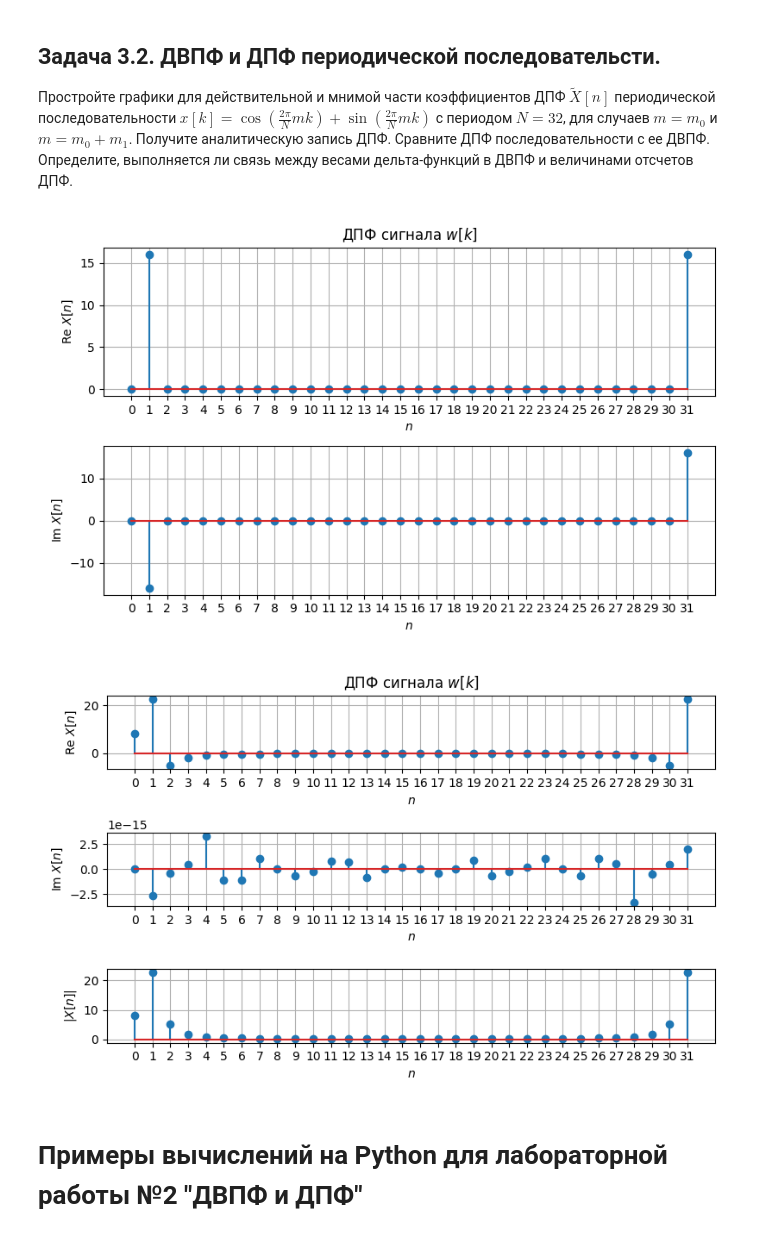
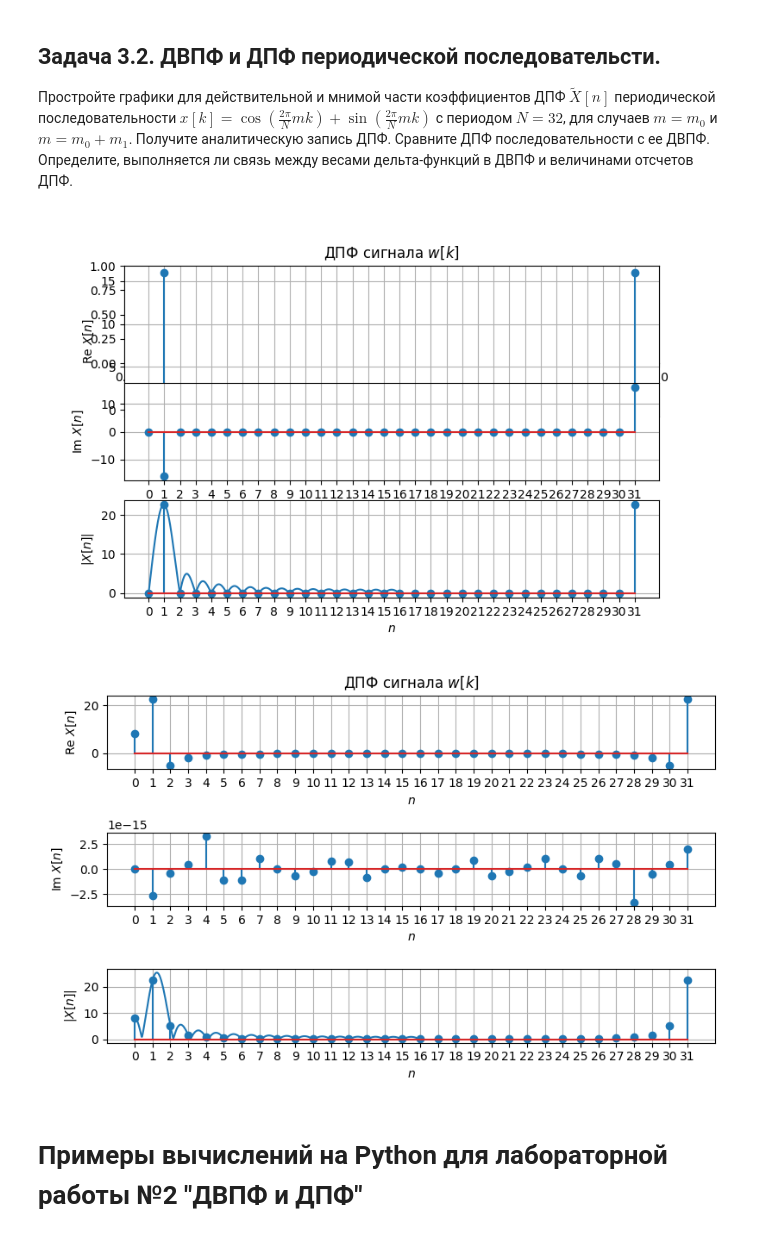
Before and after one commit to nik0zer/radio_phys, a Jupyter notebook: laba_2/Lab2_task.ipynb, the cells around one changed output. Cells and saved outputs as stored; diff of their text form; code cells hidden in the pictures.

```diff
--- a/laba_2/Lab2_task.ipynb
+++ b/laba_2/Lab2_task.ipynb
@@ -457,38 +457,52 @@ plt.tight_layout()
 # %%
 N = 32
 m = m0
 x = []
 for k in range(N):
     x.append(np.cos(2 * np.pi / N * m * k) + np.sin(2 * np.pi / N * m * k))
 
+nu, X = dtft(x, M=2048)
+
+
 Xn=np.fft.fft(x)
 plt.figure(figsize=[8, 5])
-plt.subplot(2, 1, 1)
+plt.subplot(3, 1, 1)
 n=np.arange(N)
 plt.subplot(2, 1, 1)
 plt.stem(n, Xn.real)
 plt.xticks(n)
 plt.title('ДПФ сигнала $w[k]$')
 plt.xlabel('$n$')
 plt.ylabel('Re $X[n]$')
 plt.grid()
 
-plt.subplot(2, 1, 2)
+plt.subplot(3, 1, 2)
 plt.stem(n, Xn.imag)
 plt.xticks(n)
 plt.xlabel('$n$')
 plt.ylabel('Im $X[n]$')
 
 plt.grid()
 plt.tight_layout()
+
+plt.subplot(3, 1, 3)
+plt.plot(nu[1024:] * 32, abs(X[1024:]))
+plt.stem(n, abs(Xn))
+plt.xticks(n)
+plt.xlabel('$n$')
+plt.ylabel('$|X[n]|$')
+
+plt.grid()
+plt.tight_layout()
 # %% [output]
-[figure, old version]
+[figure, new version]
 # %%
 m = m0 + m1
 x = []
 for k in range(N):
     x.append(np.cos(2 * np.pi / N * m * k) + np.sin(2 * np.pi / N * m * k))
 
+nu, X = dtft(x, M=2048)
 Xn=np.fft.fft(x)
 plt.figure(figsize=[8, 5])
 n=np.arange(N)
@@ -510,6 +524,7 @@ plt.grid()
 plt.tight_layout()
 
 plt.subplot(3, 1, 3)
+plt.plot(nu[1024:] * 32, abs(X[1024:]))
 plt.stem(n, abs(Xn))
 plt.xticks(n)
 plt.xlabel('$n$')
@@ -518,7 +533,7 @@ plt.ylabel('$|X[n]|$')
 plt.grid()
 plt.tight_layout()
 # %% [output]
-[figure, old version]
+[figure, new version]
 # %% [markdown]
 # Примеры вычислений на Python для лабораторной работы №2 "ДВПФ и ДПФ"
 # %% [markdown]
```
